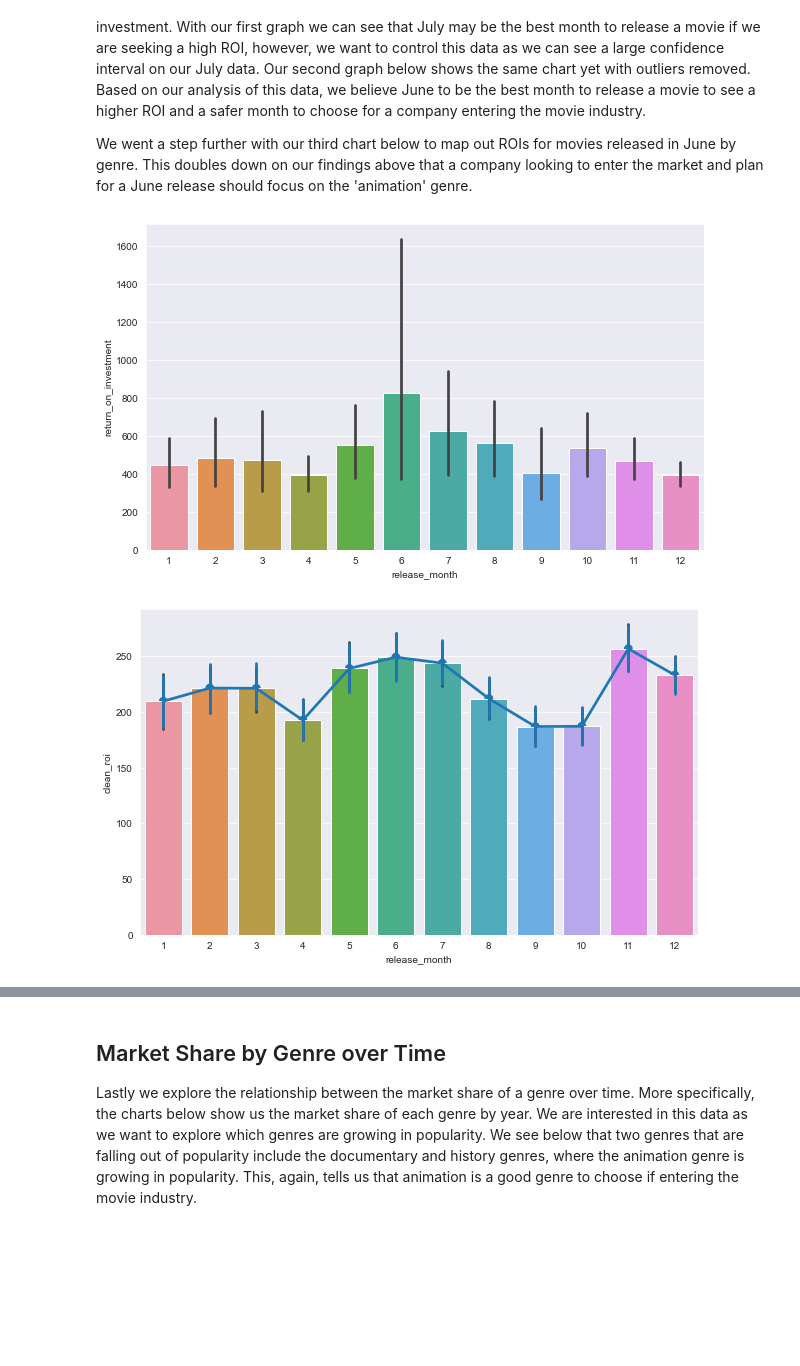
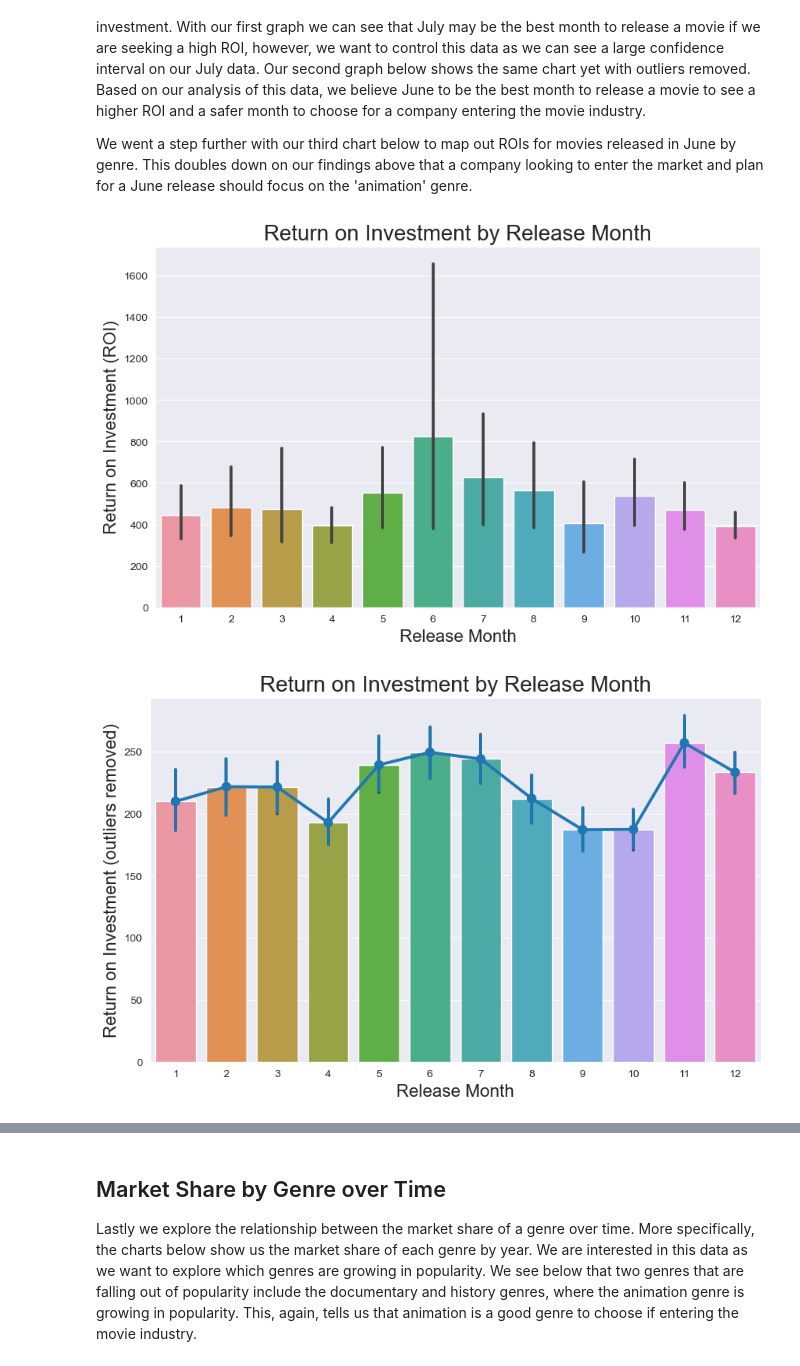
Before and after one commit to DGieseke/Exploratory-Data-Analysis-Using-Movie-Data, a Jupyter notebook: daniel/DG Edits - Movie Data Visualization Project.ipynb, the cells around one changed output, grey strips where cells are left out. Drawn from its saved outputs; the diff is of its cells as text; code cells hidden in the pictures; blank space fills up the shorter version.

```diff
--- a/daniel/DG Edits - Movie Data Visualization Project.ipynb
+++ b/daniel/DG Edits - Movie Data Visualization Project.ipynb
@@ -699,12 +692,16 @@ We went a step further with our third chart below to map out ROIs for movies rel
 # %%
 fig, ax = plt.subplots(figsize=(10, 6))
 
 # Plot a bar chart on the first axis
 sns.barplot(x="release_month", y="return_on_investment", data=tn_df)
 
+ax.set_xlabel('Release Month', fontsize = 16)
+ax.set_ylabel('Return on Investment (ROI)', fontsize = 16)
+ax.set_title('Return on Investment by Release Month', fontsize = 20)
+
 plt.show()
 # %% [output]
-[figure, old version]
+[figure, new version]
 # %%
 fig, ax = plt.subplots(figsize=(10, 6))
 
@@ -713,9 +710,13 @@ sns.barplot(x="release_month", y="clean_roi", data=tn_df)
 
 sns.pointplot(x="release_month", y="clean_roi", data=tn_df)
 
+ax.set_xlabel('Release Month', fontsize = 16)
+ax.set_ylabel('Return on Investment (outliers removed)', fontsize = 16)
+ax.set_title('Return on Investment by Release Month', fontsize = 20)
+
 plt.show()
 # %% [output]
-[figure, old version]
+[figure, new version]
 # %%
 june_df = genre_money_df[genre_money_df['release_month'] == 6]
 # %%
```
Also changed, not shown: parts of 14 cells of this notebook.
